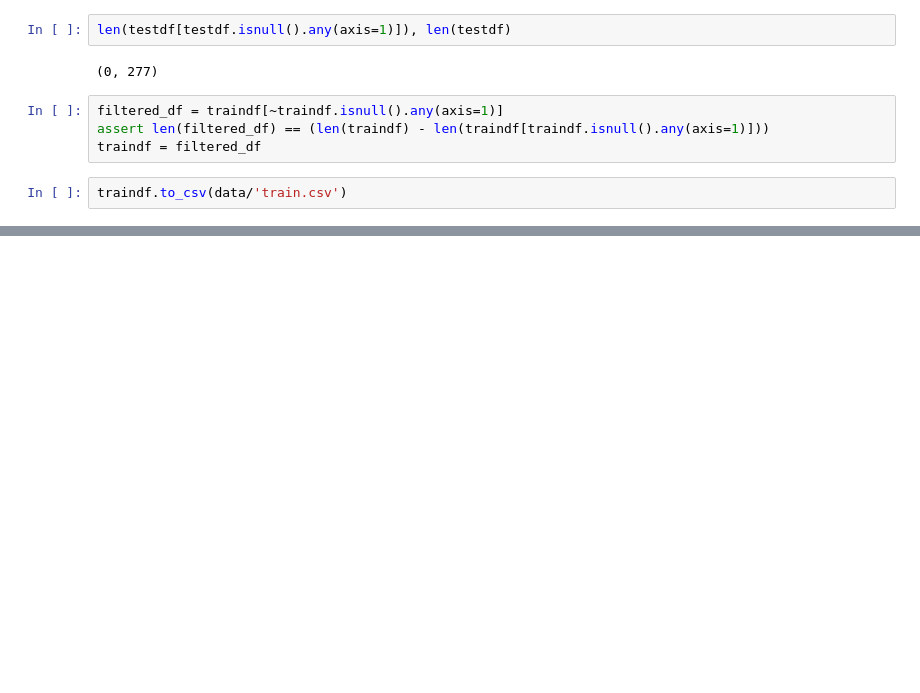
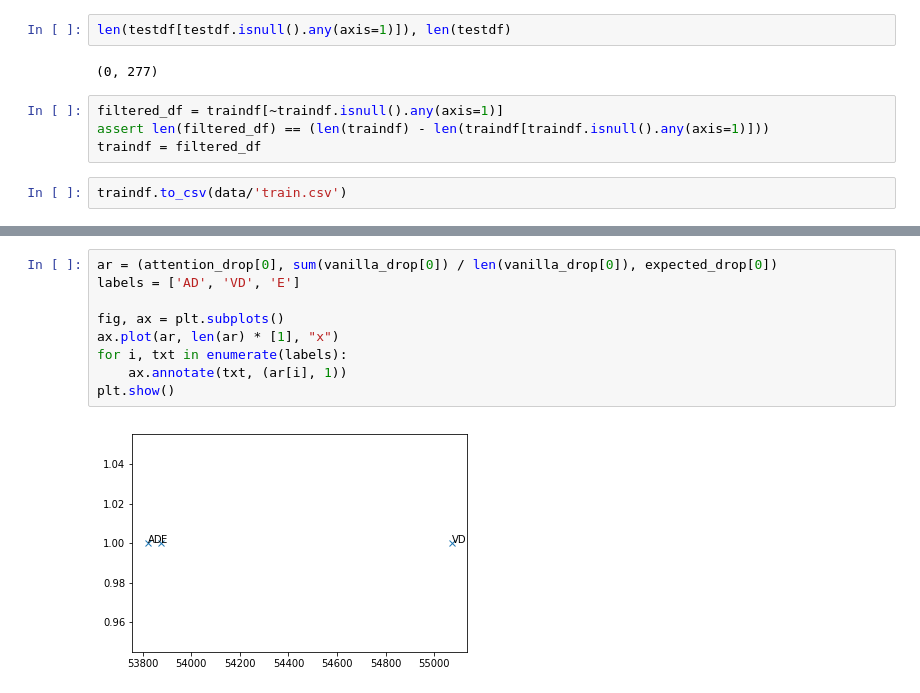
Before and after one commit to gebob19/Dropout-Attention, a Jupyter notebook: workspace.ipynb, the cells around one changed output, grey strips where cells are left out. Saved outputs shown, nothing was run; the diff lists cells and outputs as text; blank space fills up the shorter version.

```diff
--- a/workspace.ipynb
+++ b/workspace.ipynb
@@ -204,0 +284,11 @@ traindf.to_csv(data/'train.csv')
+# %%
+ar = (attention_drop[0], sum(vanilla_drop[0]) / len(vanilla_drop[0]), expected_drop[0])
+labels = ['AD', 'VD', 'E']
+
+fig, ax = plt.subplots()
+ax.plot(ar, len(ar) * [1], "x")
+for i, txt in enumerate(labels):
+    ax.annotate(txt, (ar[i], 1))
+plt.show()
+# %% [output]
+[figure, added]
```
Also changed, not shown: parts of 19 cells of this notebook, 1 other file.
